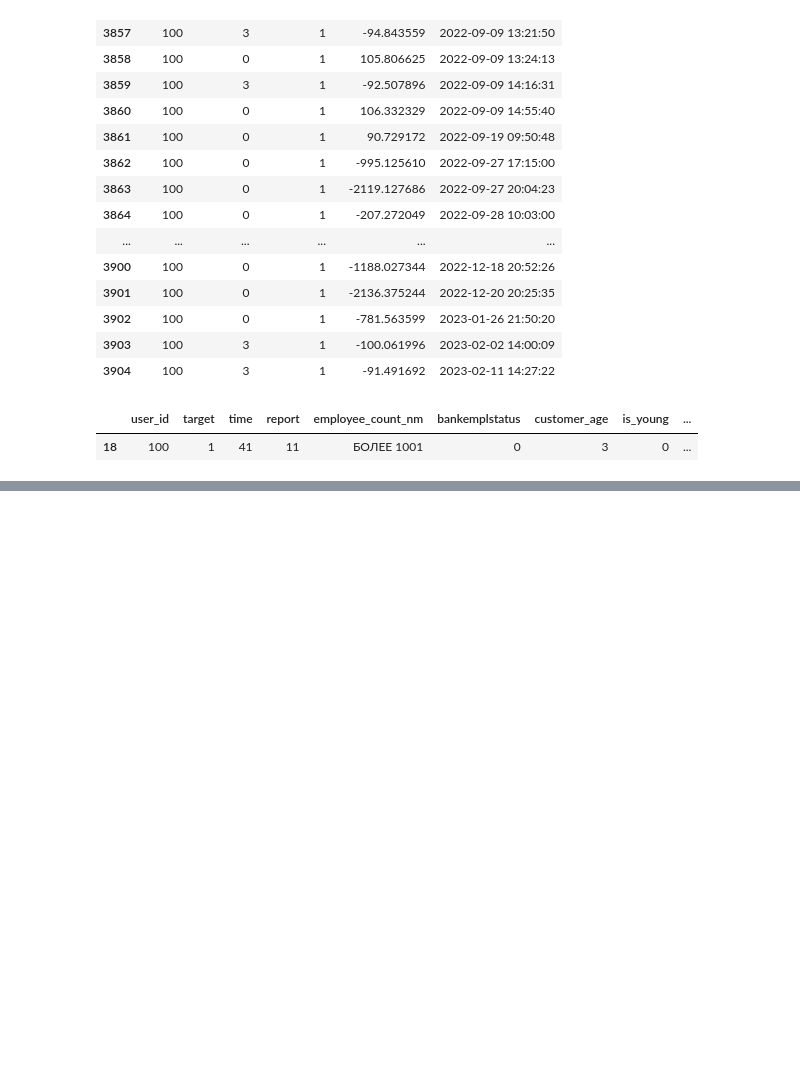
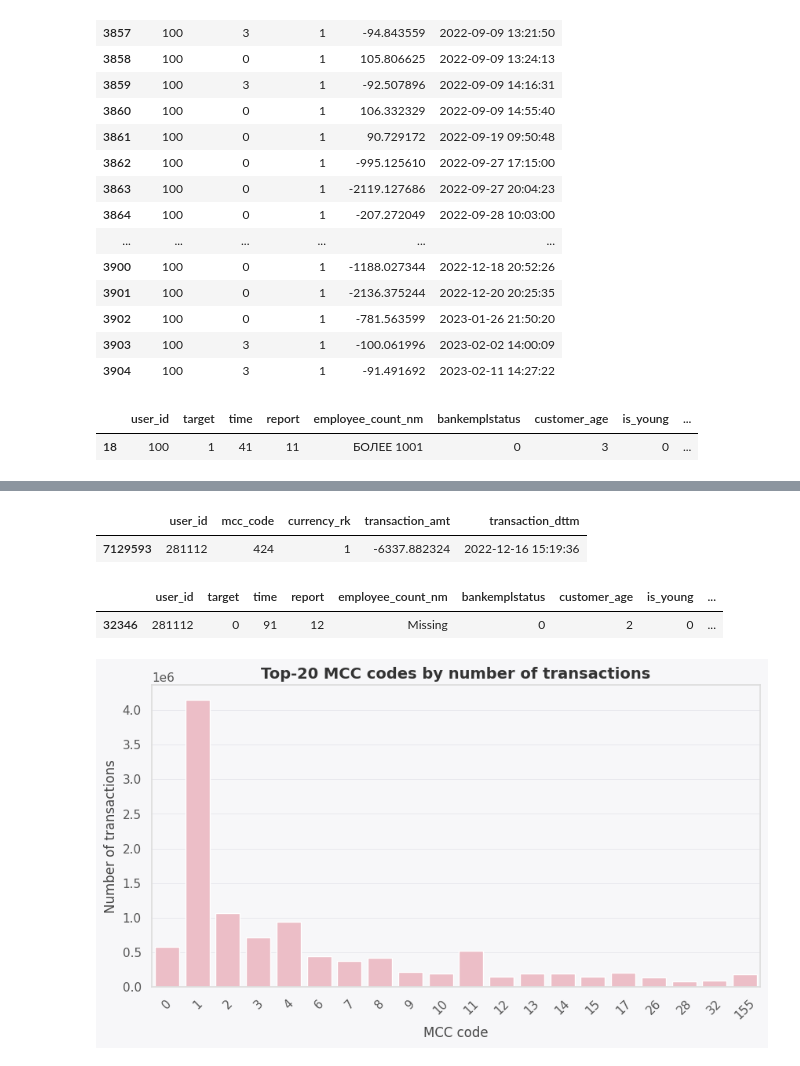
Before and after one commit to Lunalykaya/customer-churn-prediction, a Jupyter notebook: eda-churn.ipynb, the cells around one changed output, grey strips where cells are left out. Saved outputs shown, nothing was run; the diff lists cells and outputs as text; code cells hidden in the pictures; blank space fills up the shorter version.

```diff
--- a/eda-churn.ipynb
+++ b/eda-churn.ipynb
@@ -1208,0 +1259,27 @@ data[data['user_id'] == 100]
+# %%
+transactions[transactions['mcc_code'] == 424]
+# %% [output]
+|  | user_id | mcc_code | currency_rk | transaction_amt | transaction_dttm |
+| 7129593 | 281112 | 424 | 1 | -6337.882324 | 2022-12-16 15:19:36 |
+# %%
+data[data['user_id']==281112]
+# %% [output]
+|  | user_id | target | time | report | employee_count_nm | bankemplstatus | customer_age | is_young | ... |
+| 32346 | 281112 | 0 | 91 | 12 | Missing | 0 | 2 | 0 | ... |
+# %%
+mcc_counts = transactions.groupby('mcc_code').size()
+top_mcc = mcc_counts.sort_values(ascending=False).head(20)
+
+plt.figure(figsize=(10, 5))
+
+sns.barplot(x=top_mcc.index,y=top_mcc.values)
+
+plt.title('Top-20 MCC codes by number of transactions')
+plt.xlabel('MCC code')
+plt.ylabel('Number of transactions')
+plt.xticks(rotation=45)
+
+plt.savefig('top20_mcc_code_distribution.png', dpi=300, bbox_inches='tight')
+plt.show()
+# %% [output]
+[figure, added]
```
Also changed, not shown: parts of 8 cells of this notebook.
